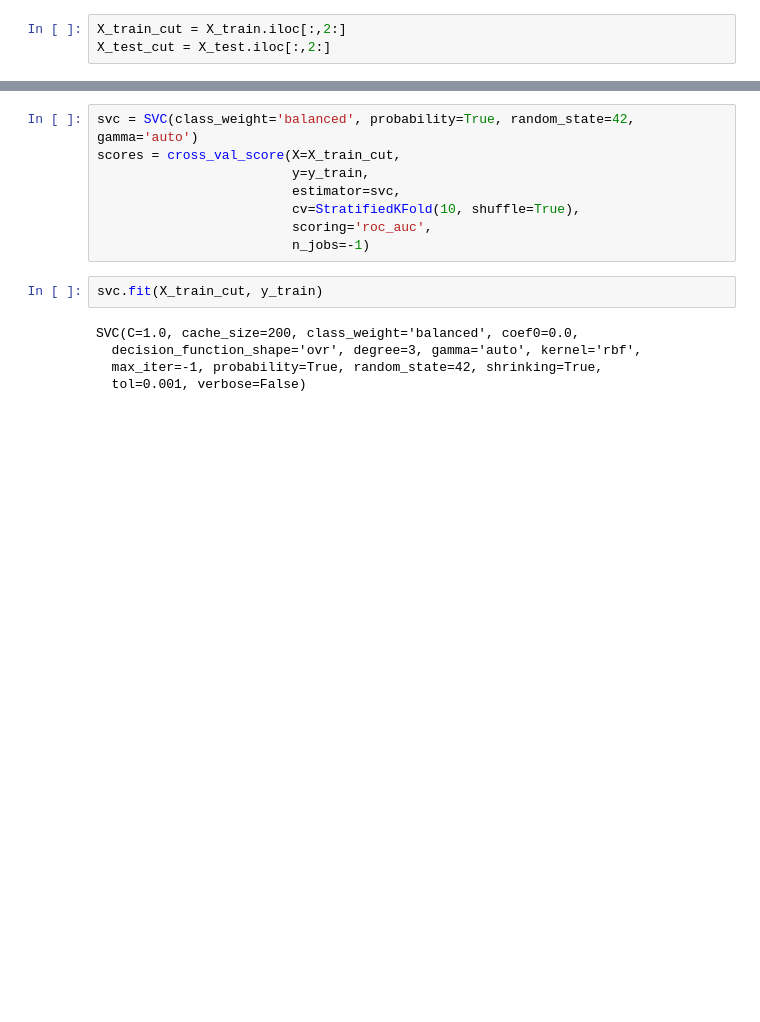
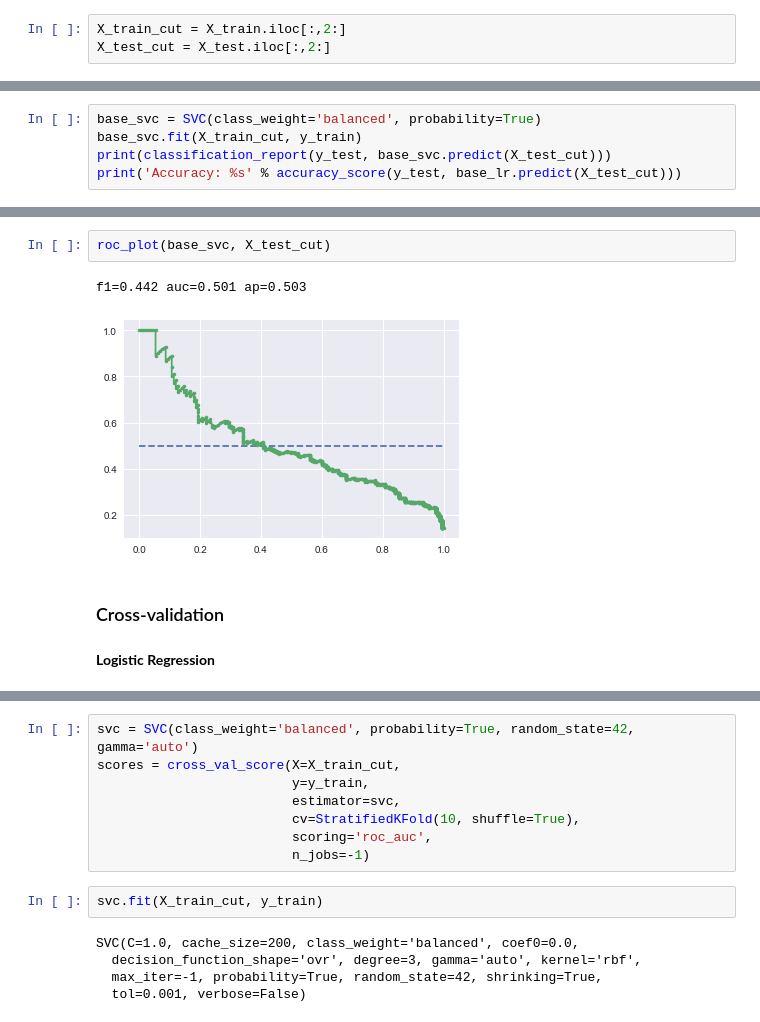
Before and after one commit to norbertstrzelecki/tour_de_pologne_top10, a Jupyter notebook: tdp_3_3_data_modeling.ipynb, the cells around one changed output, grey strips where cells are left out. Saved outputs shown, nothing was run; the diff lists cells and outputs as text; blank space fills up the shorter version.

```diff
--- a/tdp_3_3_data_modeling.ipynb
+++ b/tdp_3_3_data_modeling.ipynb
@@ -268,0 +319,5 @@ X_test_cut = X_test.iloc[:,2:]
+# %%
+base_svc = SVC(class_weight='balanced', probability=True)
+base_svc.fit(X_train_cut, y_train)
+print(classification_report(y_test, base_svc.predict(X_test_cut)))
+print('Accuracy: %s' % accuracy_score(y_test, base_lr.predict(X_test_cut)))
@@ -268,0 +333,9 @@ X_test_cut = X_test.iloc[:,2:]
+# %%
+roc_plot(base_svc, X_test_cut)
+# %% [output]
+f1=0.442 auc=0.501 ap=0.503
+[figure, added]
+# %% [markdown]
+### Cross-validation
+# %% [markdown]
+**Logistic Regression**
```
Also changed, not shown: parts of 61 cells of this notebook.
